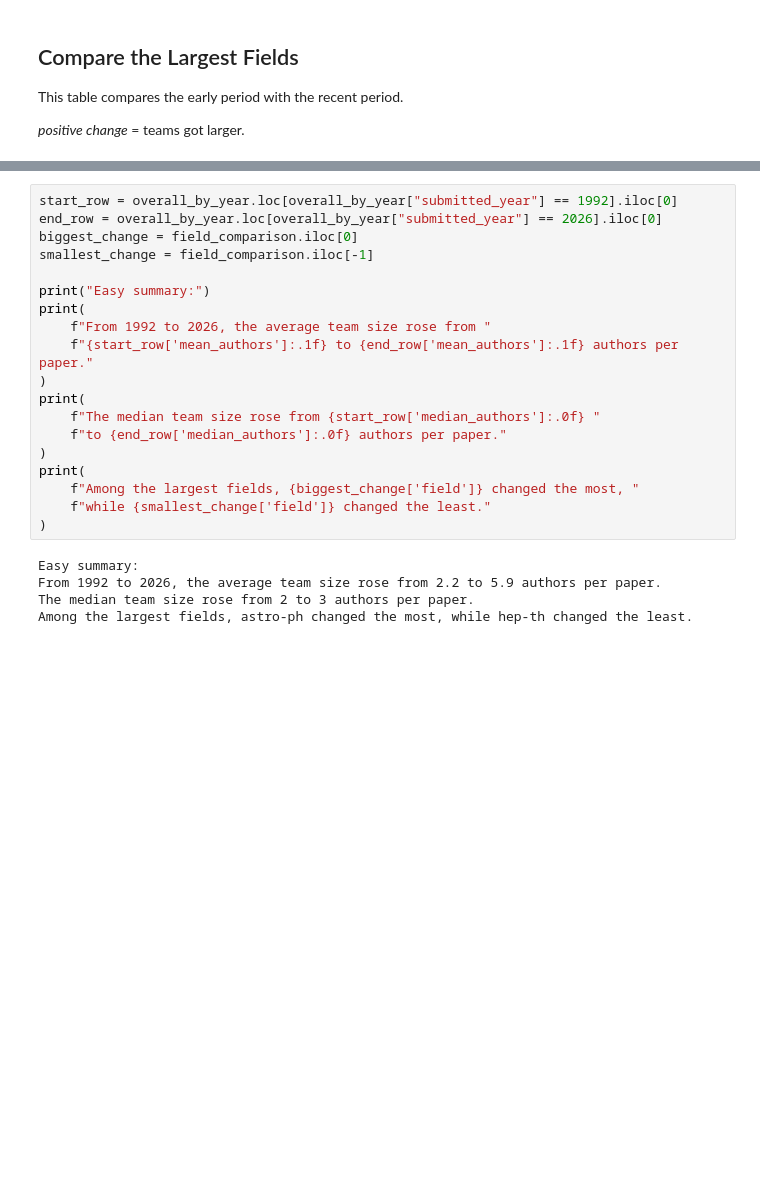
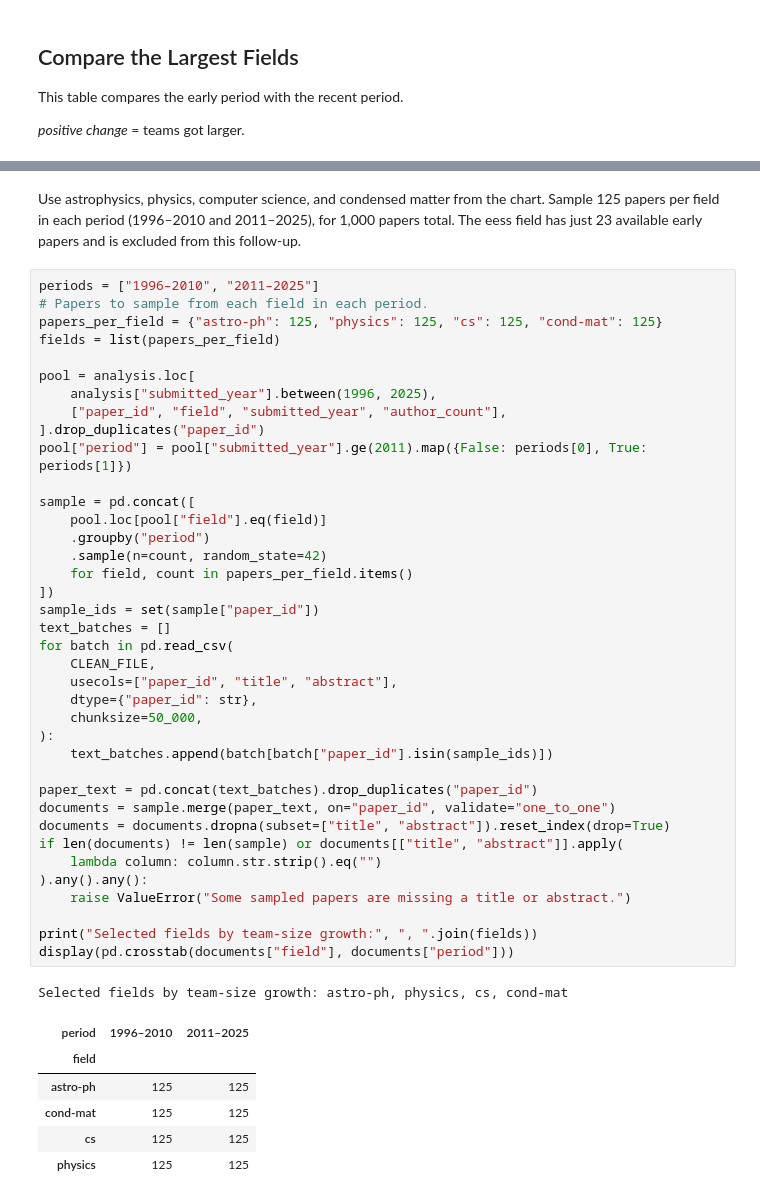
Before and after one commit to csci4491/applied_ds_capstone, a Jupyter notebook: notebooks/1_arxiv_collaboration.ipynb, the cells around one changed output, grey strips where cells are left out. Cells and saved outputs as stored; diff of their text form; blank space fills up the shorter version.

```diff
--- a/notebooks/1_arxiv_collaboration.ipynb
+++ b/notebooks/1_arxiv_collaboration.ipynb
@@ -232,24 +207,48 @@ plt.tight_layout()
-# %%
-start_row = overall_by_year.loc[overall_by_year["submitted_year"] == 1992].iloc[0]
-end_row = overall_by_year.loc[overall_by_year["submitted_year"] == 2026].iloc[0]
-biggest_change = field_comparison.iloc[0]
-smallest_change = field_comparison.iloc[-1]
-
-print("Easy summary:")
-print(
-    f"From 1992 to 2026, the average team size rose from "
-    f"{start_row['mean_authors']:.1f} to {end_row['mean_authors']:.1f} authors per paper."
-)
-print(
-    f"The median team size rose from {start_row['median_authors']:.0f} "
-    f"to {end_row['median_authors']:.0f} authors per paper."
-)
-print(
-    f"Among the largest fields, {biggest_change['field']} changed the most, "
-    f"while {smallest_change['field']} changed the least."
-)
-# %% [output]
-Easy summary:
-From 1992 to 2026, the average team size rose from 2.2 to 5.9 authors per paper.
-The median team size rose from 2 to 3 authors per paper.
-Among the largest fields, astro-ph changed the most, while hep-th changed the least.
+# %% [markdown]
+Use astrophysics, physics, computer science, and condensed matter from the chart. Sample 125 papers per field in each period (1996–2010 and 2011–2025), for 1,000 papers total. The eess field has just 23 available early papers and is excluded from this follow-up.
+# %%
+periods = ["1996–2010", "2011–2025"]
+# Papers to sample from each field in each period.
+papers_per_field = {"astro-ph": 125, "physics": 125, "cs": 125, "cond-mat": 125}
+fields = list(papers_per_field)
+
+pool = analysis.loc[
+    analysis["submitted_year"].between(1996, 2025),
+    ["paper_id", "field", "submitted_year", "author_count"],
+].drop_duplicates("paper_id")
+pool["period"] = pool["submitted_year"].ge(2011).map({False: periods[0], True: periods[1]})
+
+sample = pd.concat([
+    pool.loc[pool["field"].eq(field)]
+    .groupby("period")
+    .sample(n=count, random_state=42)
+    for field, count in papers_per_field.items()
+])
+sample_ids = set(sample["paper_id"])
+text_batches = []
+for batch in pd.read_csv(
+    CLEAN_FILE,
+    usecols=["paper_id", "title", "abstract"],
+    dtype={"paper_id": str},
+    chunksize=50_000,
+):
+    text_batches.append(batch[batch["paper_id"].isin(sample_ids)])
+
+paper_text = pd.concat(text_batches).drop_duplicates("paper_id")
+documents = sample.merge(paper_text, on="paper_id", validate="one_to_one")
+documents = documents.dropna(subset=["title", "abstract"]).reset_index(drop=True)
+if len(documents) != len(sample) or documents[["title", "abstract"]].apply(
+    lambda column: column.str.strip().eq("")
+).any().any():
+    raise ValueError("Some sampled papers are missing a title or abstract.")
+
+print("Selected fields by team-size growth:", ", ".join(fields))
+display(pd.crosstab(documents["field"], documents["period"]))
+# %% [output]
+Selected fields by team-size growth: astro-ph, physics, cs, cond-mat
+| period | 1996–2010 | 2011–2025 |
+| field |  |  |
+| astro-ph | 125 | 125 |
+| cond-mat | 125 | 125 |
+| cs | 125 | 125 |
+| physics | 125 | 125 |
```
Also changed, not shown: parts of 16 cells of this notebook, 3 other files.
